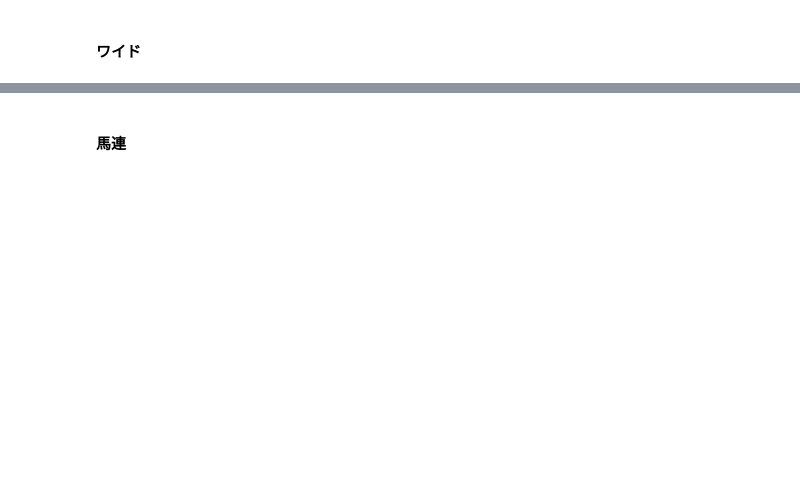
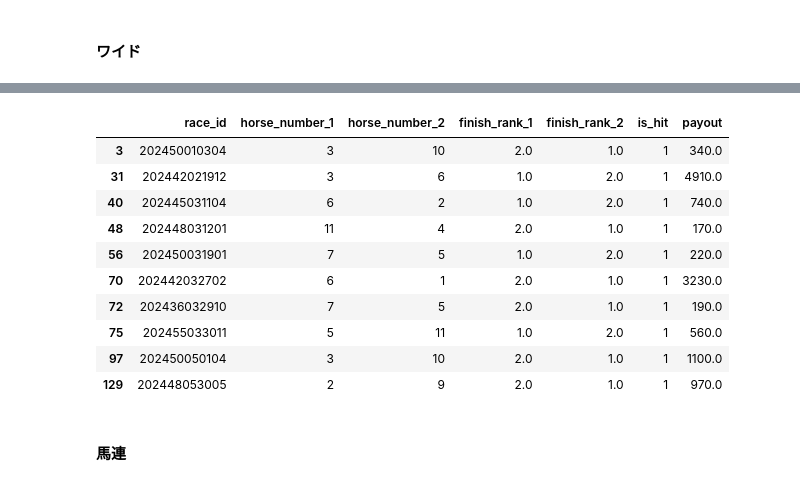
Before and after one commit to anniereon/keiba_ml, a Jupyter notebook: style_pred別の的中率と回収率.ipynb, the cells around one changed output, grey strips where cells are left out. Cells and saved outputs as stored; diff of their text form; code cells hidden in the pictures; blank space fills up the shorter version.

```diff
--- a/style_pred別の的中率と回収率.ipynb
+++ b/style_pred別の的中率と回収率.ipynb
@@ -300,6 +250,6 @@ for style in styles:
 # %% [markdown]
 #### payout
 # %%
-# データセット
-df_payout_raw = pd.read_csv("C:\\keiba\\analysis\\input\\payout\\payout_20240101_20241231_7月なし.csv", encoding="cp932")
+# 払戻金
+df_payout_raw = pd.read_csv("C:\\keiba\\analysis\\input\\payout\\payout_20240101_20241231.csv", encoding="cp932")
 # %%
@@ -521,3 +485,21 @@ dic_result["ワイド"] = {
+# %%
+# df_buy[["race_id", "horse_number_1", "horse_number_2", "finish_rank_1", "finish_rank_2", "is_hit", "payout"]].head(10)
+df_buy.loc[
+    df_buy["is_hit"] == 1,
+    ["race_id", "horse_number_1", "horse_number_2", "finish_rank_1", "finish_rank_2", "is_hit", "payout"]
+].head(10)
+# %% [output]
+|  | race_id | horse_number_1 | horse_number_2 | finish_rank_1 | finish_rank_2 | is_hit | payout |
+| 3 | 202450010304 | 3 | 10 | 2.0 | 1.0 | 1 | 340.0 |
+| 31 | 202442021912 | 3 | 6 | 1.0 | 2.0 | 1 | 4910.0 |
+| 40 | 202445031104 | 6 | 2 | 1.0 | 2.0 | 1 | 740.0 |
+| 48 | 202448031201 | 11 | 4 | 2.0 | 1.0 | 1 | 170.0 |
+| 56 | 202450031901 | 7 | 5 | 1.0 | 2.0 | 1 | 220.0 |
+| 70 | 202442032702 | 6 | 1 | 2.0 | 1.0 | 1 | 3230.0 |
+| 72 | 202436032910 | 7 | 5 | 2.0 | 1.0 | 1 | 190.0 |
+| 75 | 202455033011 | 5 | 11 | 1.0 | 2.0 | 1 | 560.0 |
+| 97 | 202450050104 | 3 | 10 | 2.0 | 1.0 | 1 | 1100.0 |
+| 129 | 202448053005 | 2 | 9 | 2.0 | 1.0 | 1 | 970.0 |
 # %% [markdown]
 #### 馬連
 # %%
```
Also changed, not shown: parts of 20 cells of this notebook.
